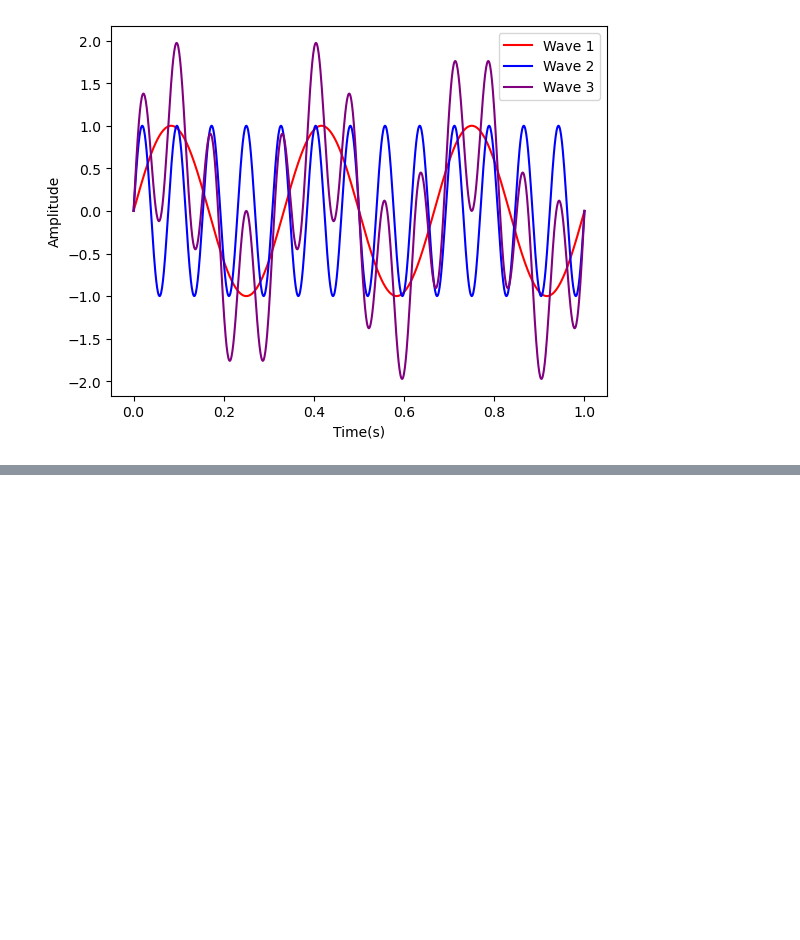
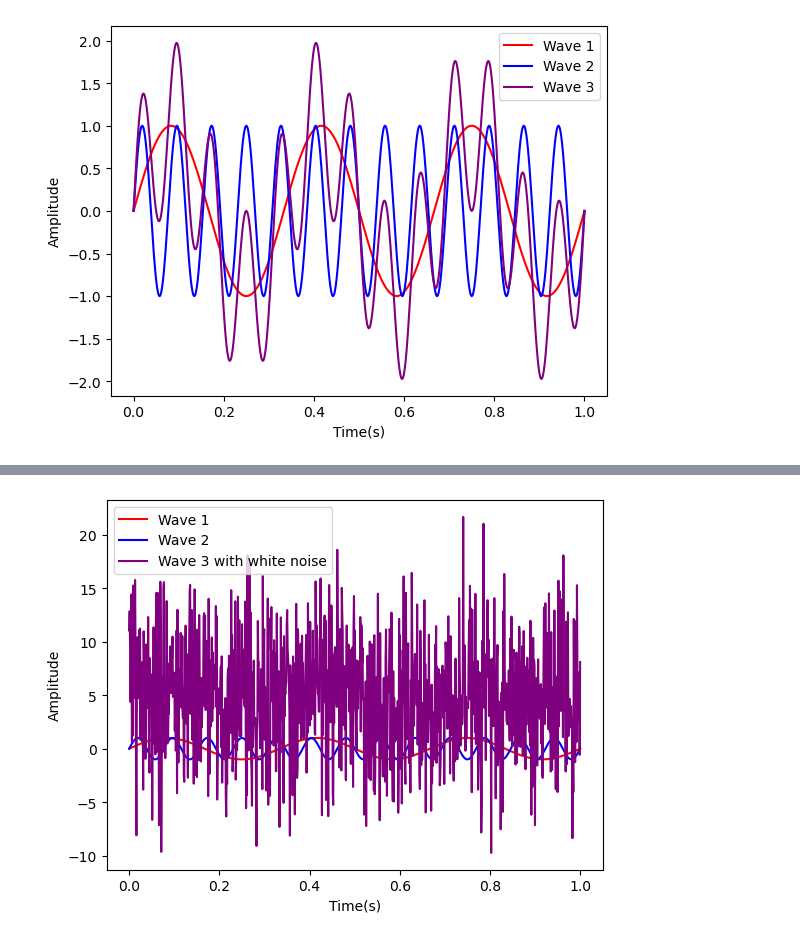
Before and after one commit to VanJessup-Dascher/ligo-gw-analysis, a Jupyter notebook: notebooks/01_fourier_transform_basics.ipynb, the cells around one changed output, grey strips where cells are left out. Cells and saved outputs as stored; diff of their text form; code cells hidden in the pictures; blank space fills up the shorter version.

```diff
--- a/notebooks/01_fourier_transform_basics.ipynb
+++ b/notebooks/01_fourier_transform_basics.ipynb
@@ -70,0 +69,20 @@ Object `otherwise` not found.
+# %%
+import numpy as np
+import math
+import matplotlib.pyplot as plt
+
+t = np.linspace(0 , 1 , 1000)
+wave1 = np.sin(3 * 2 * (math.pi) * t)
+wave2 = np.sin(13 * 2 * (math.pi) * t)
+white_noise = (np.random.normal(5, 5, 1000))
+wave3noisy = wave1 + wave2 + white_noise
+
+plt.plot(t, wave1, label="Wave 1", color="Red")
+plt.plot(t, wave2, label="Wave 2", color="Blue")
+plt.plot(t, wave3noisy, label="Wave 3 with white noise", color="Purple")
+plt.xlabel("Time(s)")
+plt.ylabel("Amplitude")
+plt.legend()
+plt.show()
+# %% [output]
+[figure, added]
```
Also changed, not shown: parts of 8 cells of this notebook.
